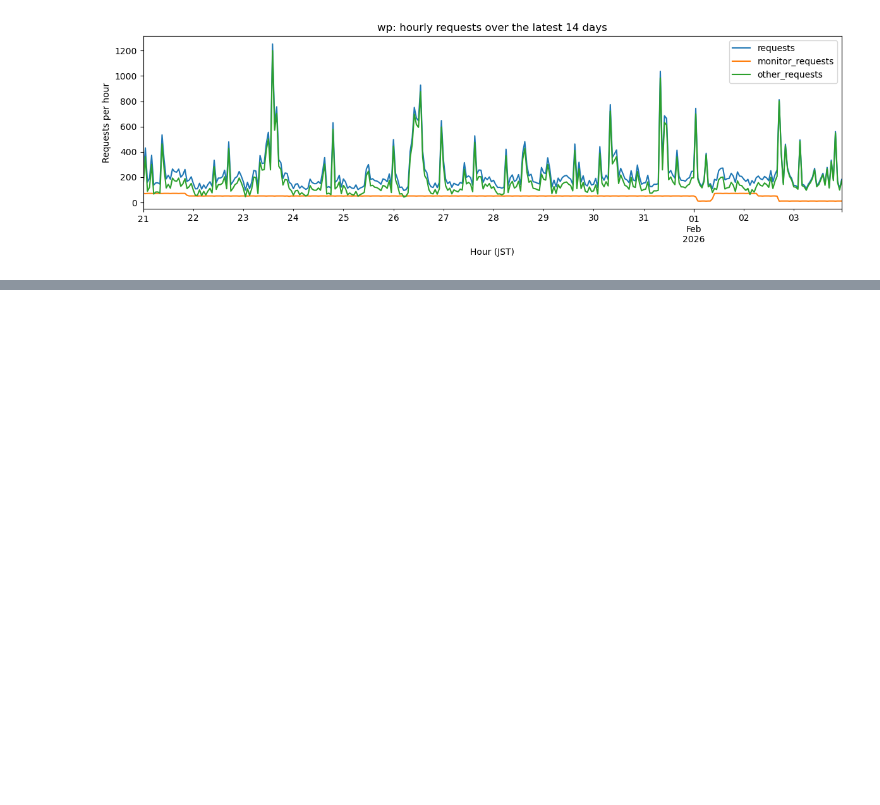
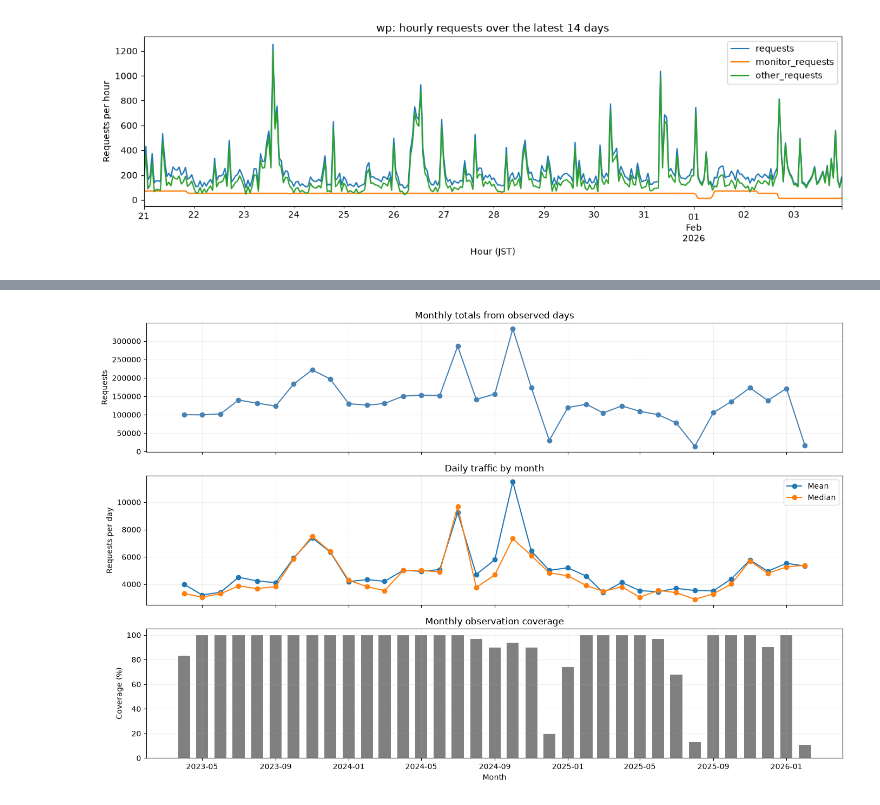
Before and after one commit to yassers25/Time-Series-Analysis, a Jupyter notebook: notebooks/data_exploration.ipynb, the cells around one changed output, grey strips where cells are left out. Saved outputs shown, nothing was run; the diff lists cells and outputs as text; code cells hidden in the pictures; blank space fills up the shorter version.

```diff
--- a/notebooks/data_exploration.ipynb
+++ b/notebooks/data_exploration.ipynb
@@ -458,0 +506,14 @@ plt.show()
+# %%
+monthly = daily_wp["requests"].resample("MS").agg(["sum", "mean", "median", "std", "count"])
+monthly = monthly.rename(columns={"sum": "total_requests", "mean": "mean_daily_requests", "median": "median_daily_requests",
+                                  "std": "std_daily_requests", "count": "observed_days"})
+
+monthly["days_in_month"] = monthly.index.days_in_month
+monthly["missing_days"] = daily_wp["requests"].resample("MS").size() - monthly["observed_days"]
+
+# The first and last months may not be fully covered by the archive.
+monthly["coverage_pct"] = monthly["observed_days"] / monthly["days_in_month"] * 100
+
+# A month without observations has an unknown total, not zero.
+monthly.loc[monthly["observed_days"] == 0, "total_requests"] = float("nan")
+monthly.round(2)
@@ -458,0 +539,26 @@ plt.show()
+# %%
+fig, axes = plt.subplots(3, 1, figsize=(14, 9), sharex=True)
+
+axes[0].plot(monthly.index, monthly["total_requests"], marker="o", color="steelblue")
+axes[0].set_ylabel("Requests")
+axes[0].set_title("Monthly totals from observed days")
+
+axes[1].plot(monthly.index, monthly["mean_daily_requests"], marker="o", label="Mean")
+axes[1].plot(monthly.index, monthly["median_daily_requests"], marker="o", label="Median")
+axes[1].set_ylabel("Requests per day")
+axes[1].set_title("Daily traffic by month")
+axes[1].legend()
+
+axes[2].bar(monthly.index, monthly["coverage_pct"], width=20, color="gray")
+axes[2].set_ylabel("Coverage (%)")
+axes[2].set_ylim(0, 105)
+axes[2].set_title("Monthly observation coverage")
+axes[2].set_xlabel("Month")
+
+for ax in axes:
+    ax.grid(alpha=0.2)
+
+plt.tight_layout()
+plt.show()
+# %% [output]
+[figure, added]
```
Also changed, not shown: parts of 52 cells of this notebook.
